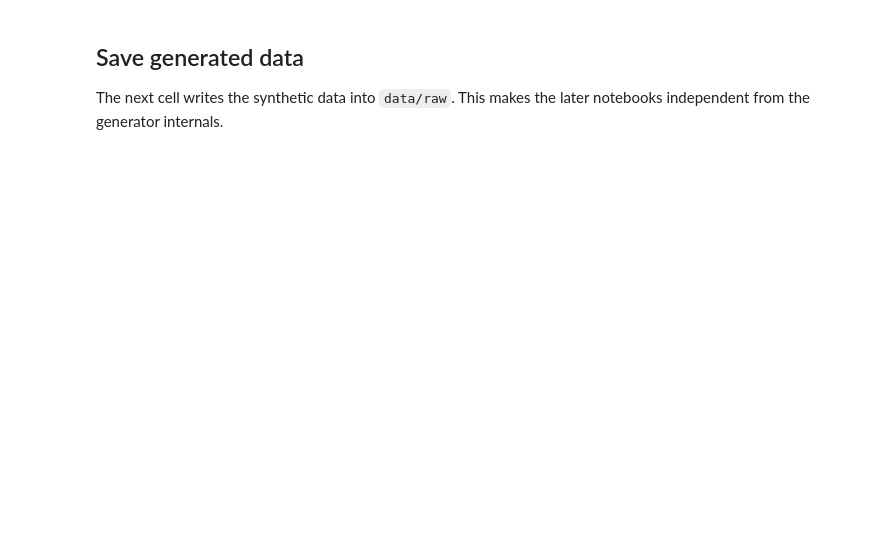
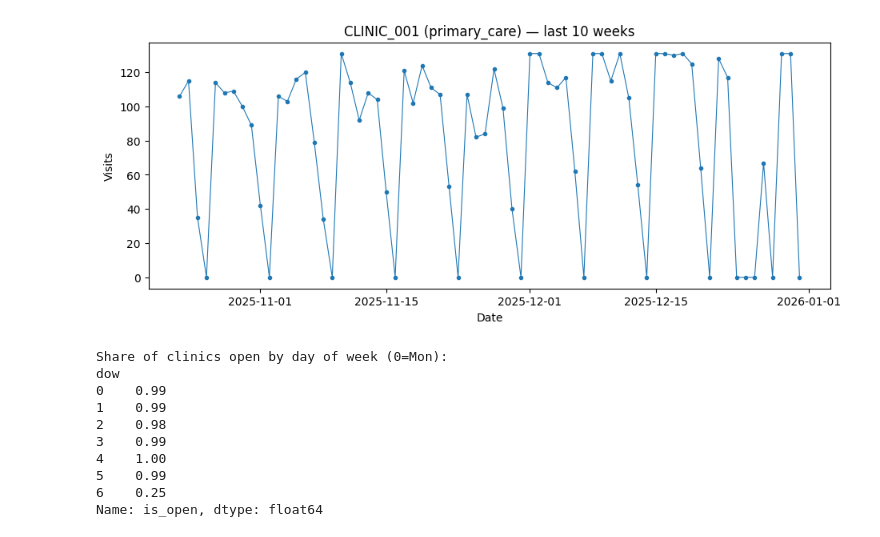
Before and after one commit to DiogoRibeiro7/clinic-forecasting-platform, a Jupyter notebook: notebooks/01_synthetic_healthcare_data_generation.ipynb, the cells around one changed output. Saved outputs shown, nothing was run; the diff lists cells and outputs as text; code cells hidden in the pictures; blank space fills up the shorter version.

```diff
--- a/notebooks/01_synthetic_healthcare_data_generation.ipynb
+++ b/notebooks/01_synthetic_healthcare_data_generation.ipynb
@@ -59,13 +137,28 @@ plt.show()
 # %%
-clinic_sample = usage[usage["clinic_id"] == "CLINIC_001"]
+clinic_sample = usage[usage["clinic_id"] == "CLINIC_001"].tail(70)
 
 fig, ax = plt.subplots()
-ax.plot(clinic_sample["date"], clinic_sample["visits"])
-ax.set_title("Example clinic daily visits")
+ax.plot(clinic_sample["date"], clinic_sample["visits"], marker="o", markersize=3, linewidth=0.8)
+ax.set_title(f"CLINIC_001 ({clinic_sample['specialty'].iloc[0]}) — last 10 weeks")
 ax.set_xlabel("Date")
 ax.set_ylabel("Visits")
 plt.show()
+
+weekday_open_share = (
+    usage.assign(dow=pd.to_datetime(usage["date"]).dt.dayofweek)
+    .groupby("dow")["is_open"].mean().round(2)
+)
+print("Share of clinics open by day of week (0=Mon):")
+print(weekday_open_share)
+# %% [output]
+[figure, added]
+Share of clinics open by day of week (0=Mon):
+dow
+0    0.99
+1    0.99
+2    0.98
+3    0.99
+4    1.00
+5    0.99
+6    0.25
+Name: is_open, dtype: float64
-# %% [markdown]
-## Save generated data
-
-The next cell writes the synthetic data into `data/raw`. This makes the later notebooks independent from the generator internals.
```
Also changed, not shown: parts of 21 cells of this notebook, 4 other files.
